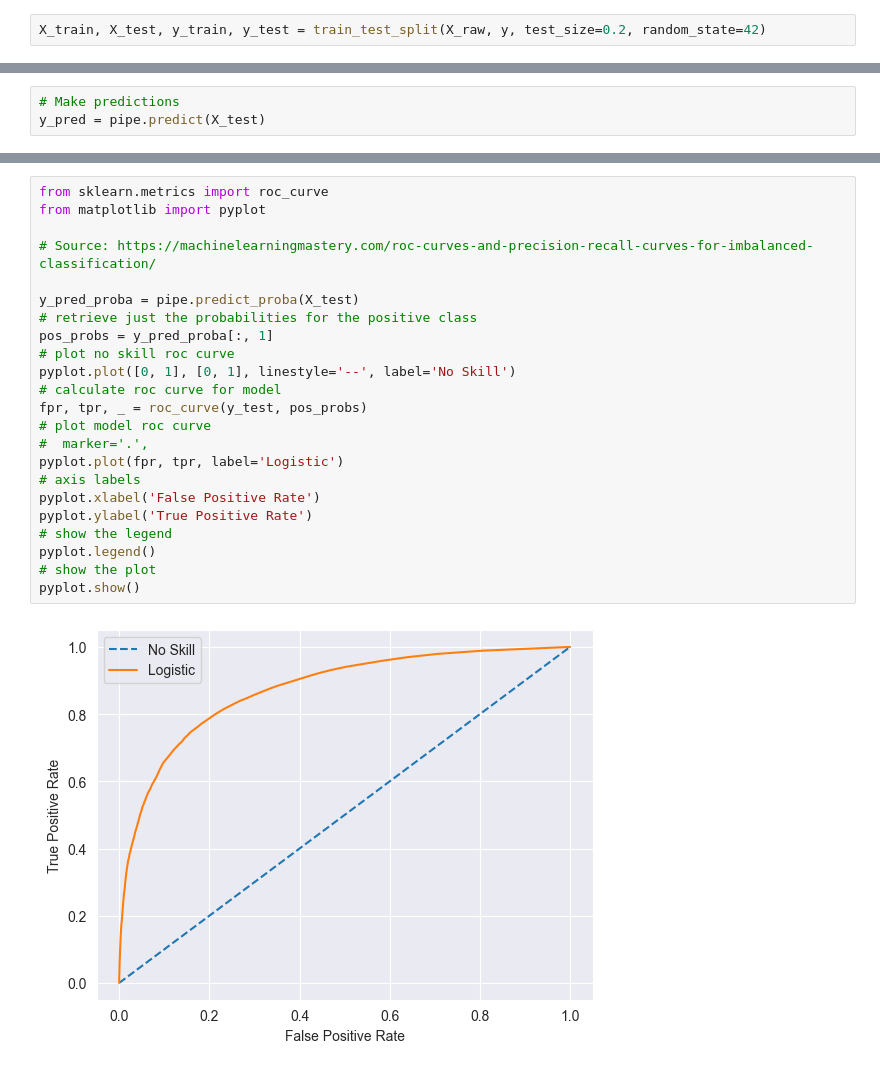
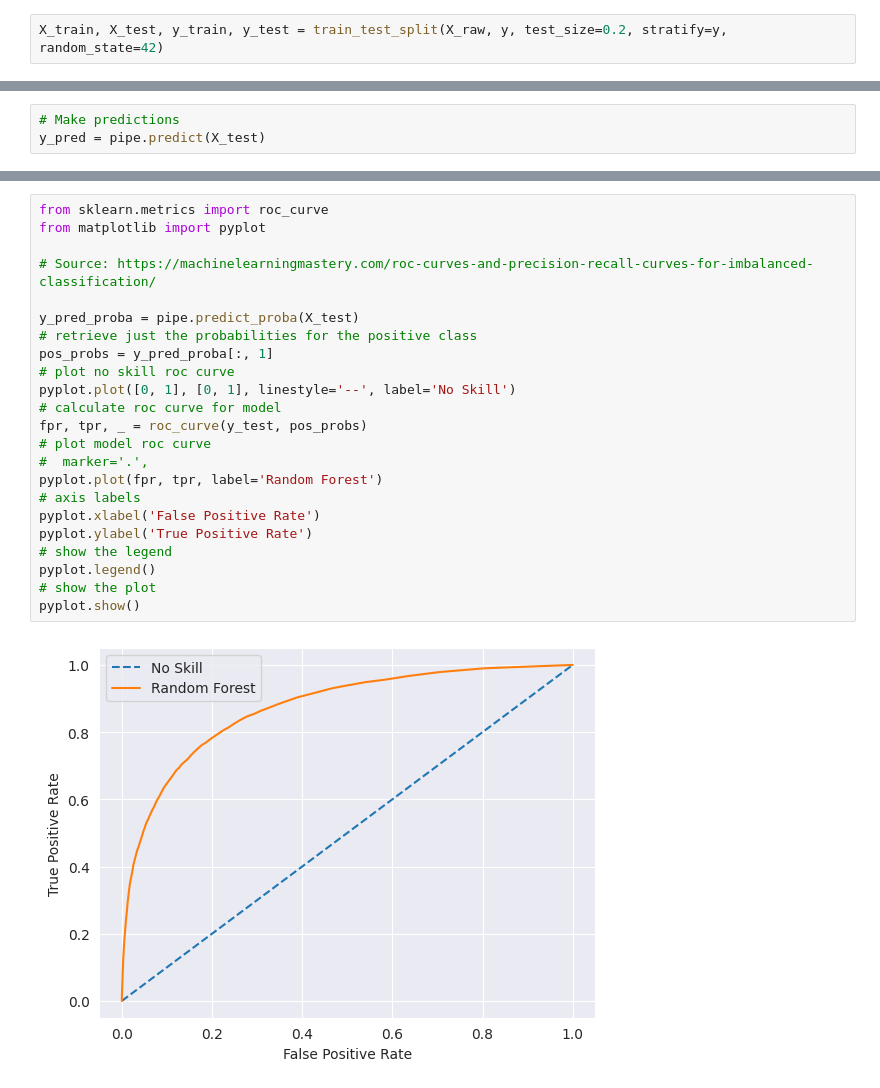
Before and after one commit to kevin51jiang/msci-546-project, a Jupyter notebook: randomForest.ipynb, the cells around one changed output, grey strips where cells are left out. Cells and saved outputs as stored; diff of their text form.

```diff
--- a/randomForest.ipynb
+++ b/randomForest.ipynb
@@ -208,7 +208,7 @@ for column in X.columns:
 
 y = df['Exited']
 # %%
-X_train, X_test, y_train, y_test = train_test_split(X_raw, y, test_size=0.2, random_state=42)
+X_train, X_test, y_train, y_test = train_test_split(X_raw, y, test_size=0.2, stratify=y, random_state=42)
 # %%
 from sklearn.compose import ColumnTransformer
 from sklearn.preprocessing import OneHotEncoder
@@ -318,25 +318,25 @@ pyplot.show()
 # %%
 from sklearn.metrics import roc_curve
 from matplotlib import pyplot
 
 # Source: https://machinelearningmastery.com/roc-curves-and-precision-recall-curves-for-imbalanced-classification/
 
 y_pred_proba = pipe.predict_proba(X_test)
 # retrieve just the probabilities for the positive class
 pos_probs = y_pred_proba[:, 1]
 # plot no skill roc curve
 pyplot.plot([0, 1], [0, 1], linestyle='--', label='No Skill')
 # calculate roc curve for model
 fpr, tpr, _ = roc_curve(y_test, pos_probs)
 # plot model roc curve
 #  marker='.',
-pyplot.plot(fpr, tpr, label='Logistic')
+pyplot.plot(fpr, tpr, label='Random Forest')
 # axis labels
 pyplot.xlabel('False Positive Rate')
 pyplot.ylabel('True Positive Rate')
 # show the legend
 pyplot.legend()
 # show the plot
 pyplot.show()
 # %% [output]
-[figure, old version]
+[figure, new version]
```
Also changed, not shown: parts of 9 cells of this notebook, 2 other files.
